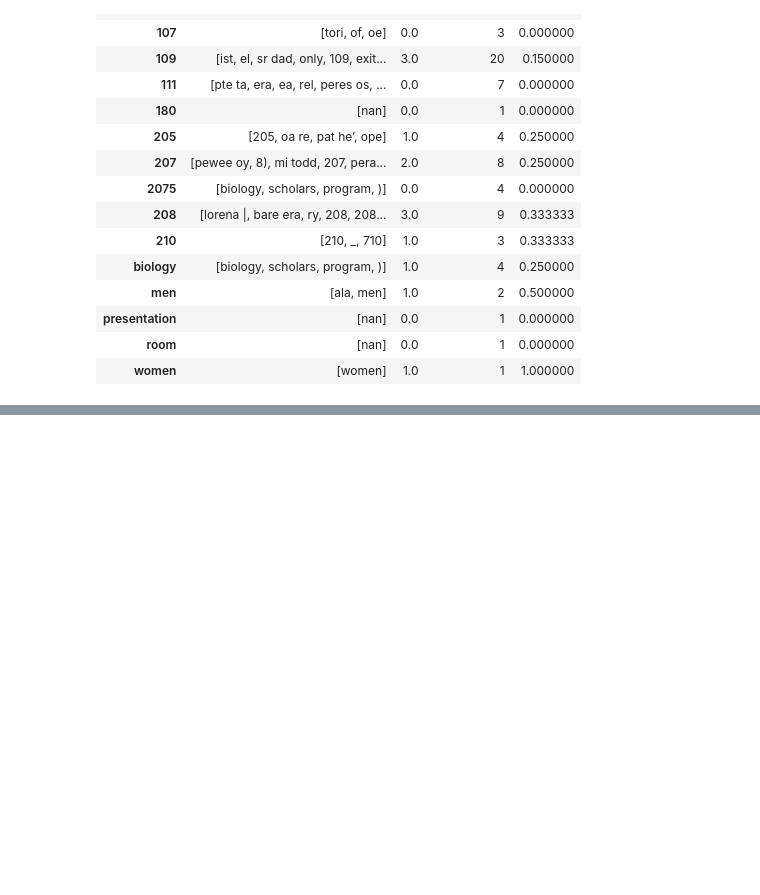
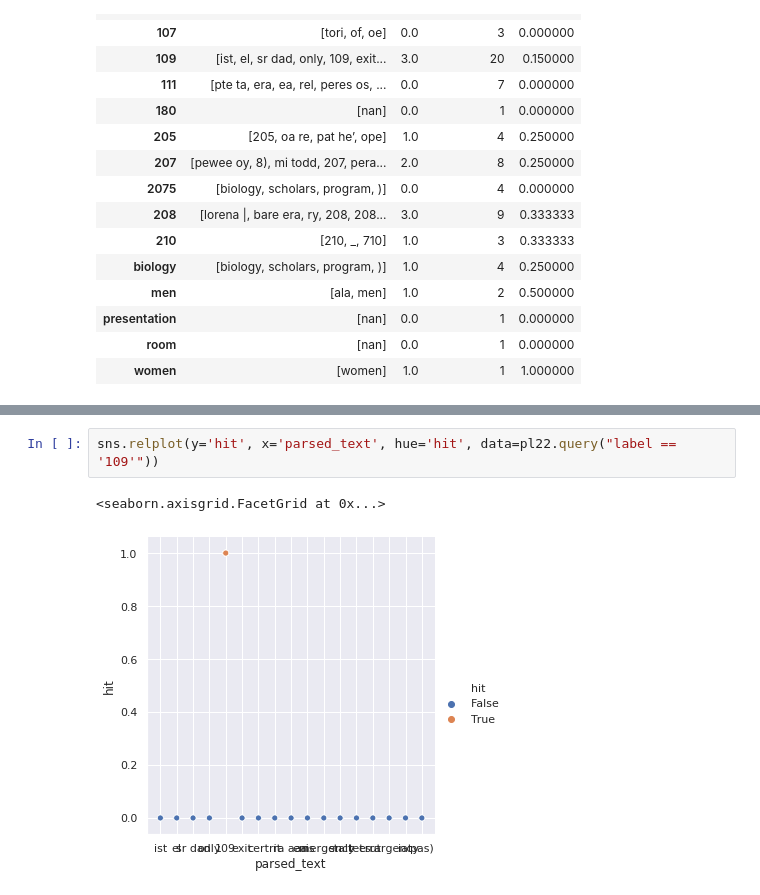
Before and after one commit to Jacktavitt/navigate_building, a Jupyter notebook: pandas data exploration.ipynb, the cells around one changed output, grey strips where cells are left out. Drawn from its saved outputs; the diff is of its cells as text; blank space fills up the shorter version.

```diff
--- a/pandas data exploration.ipynb
+++ b/pandas data exploration.ipynb
@@ -248,0 +255,5 @@ NameError: name 'df' is not defined
+# %%
+sns.relplot(y='hit', x='parsed_text', hue='hit', data=pl22.query("label == '109'"))
+# %% [output]
+<seaborn.axisgrid.FacetGrid at 0x...>
+[figure, added]
```
Also changed, not shown: parts of 11 cells of this notebook.
